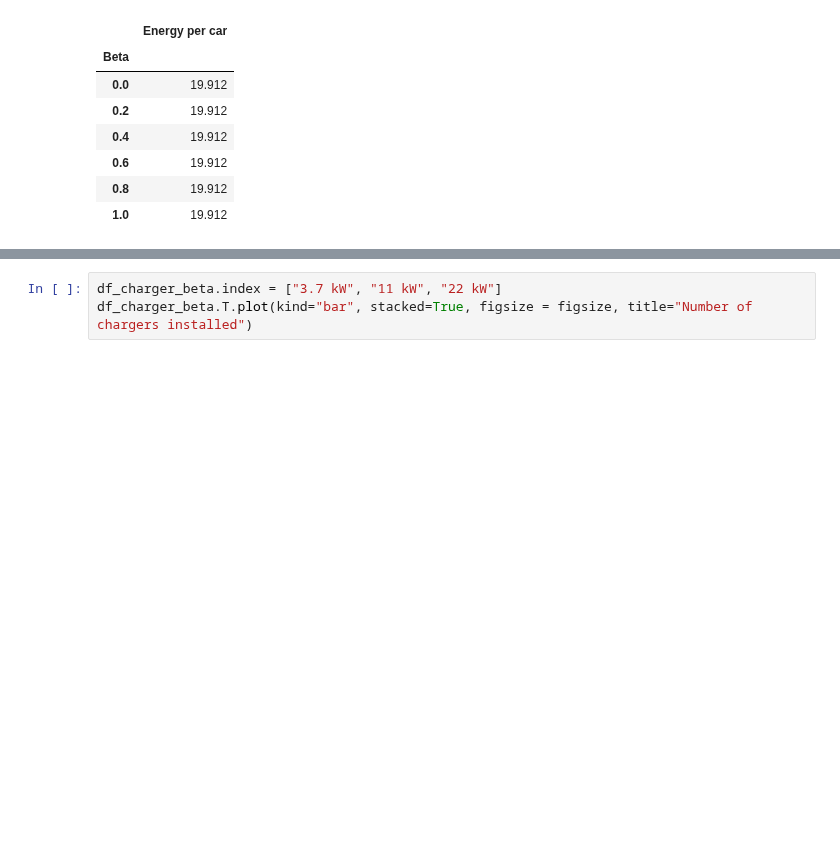
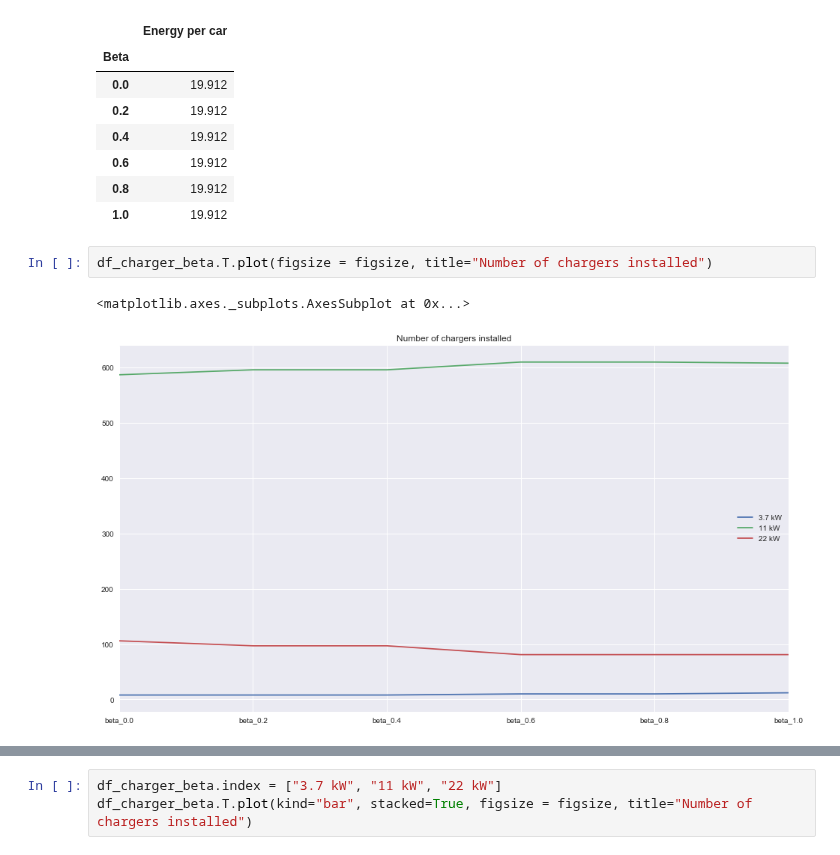
Before and after one commit to Pyosch/ATIS3_Group, a Jupyter notebook: visualise_Results.ipynb, the cells around one changed output, grey strips where cells are left out. Saved outputs shown, nothing was run; the diff lists cells and outputs as text; blank space fills up the shorter version.

```diff
--- a/visualise_Results.ipynb
+++ b/visualise_Results.ipynb
@@ -244,3 +244,8 @@ df_beta
 | 0.6 | 19.912 |
 | 0.8 | 19.912 |
 | 1.0 | 19.912 |
+# %%
+df_charger_beta.T.plot(figsize = figsize, title="Number of chargers installed")
+# %% [output]
+<matplotlib.axes._subplots.AxesSubplot at 0x...>
+[figure, added]
```
Also changed, not shown: parts of 1 cell of this notebook, 1 other file.
